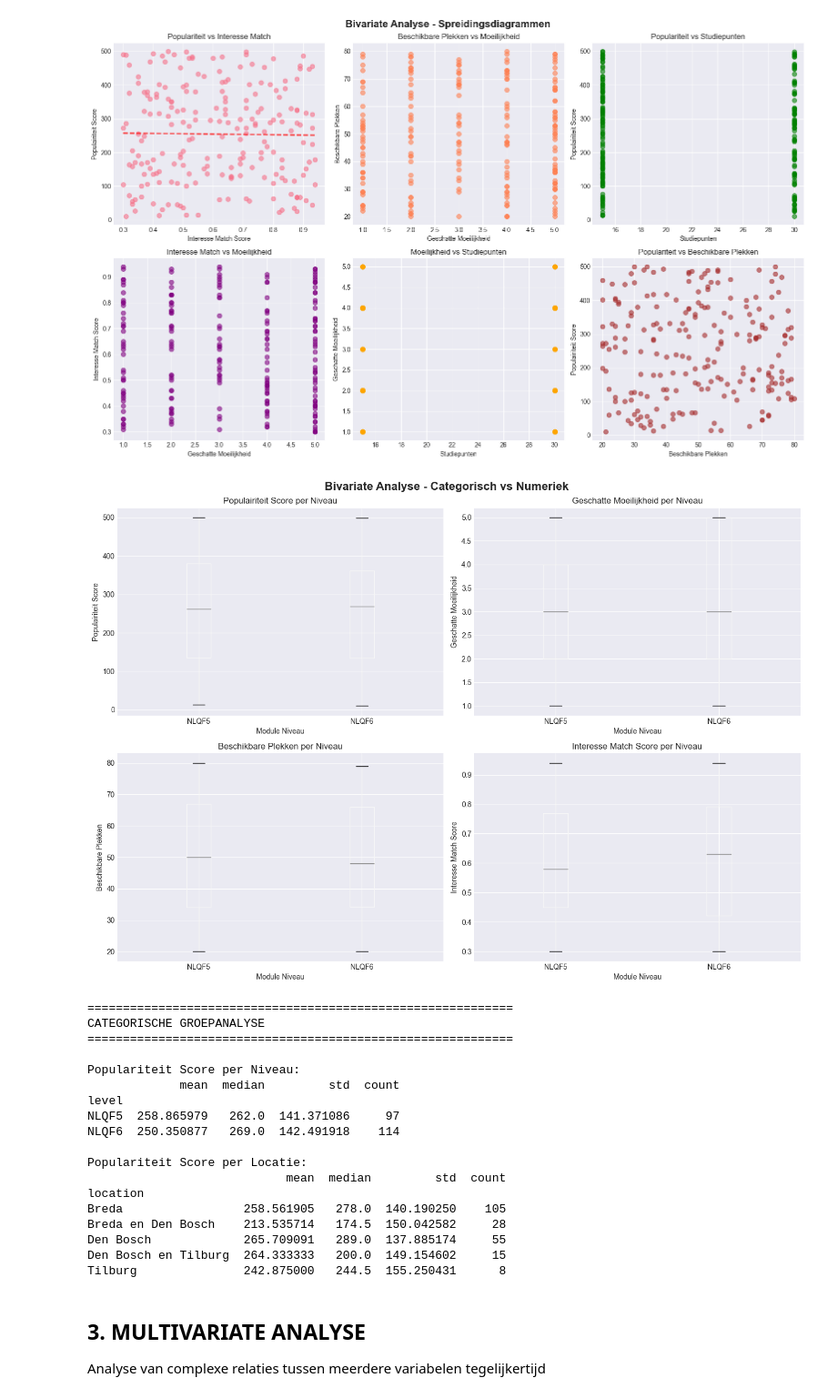
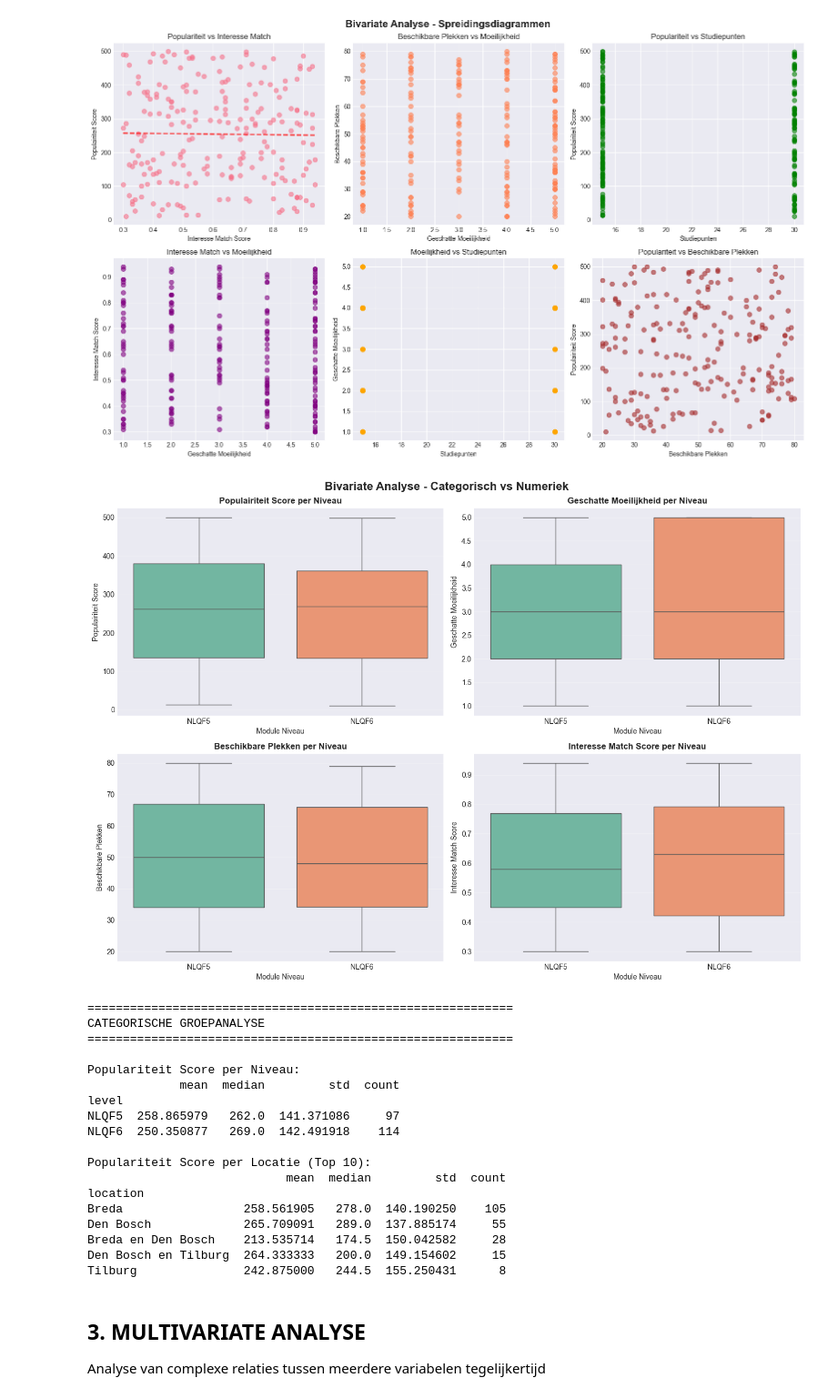
Before and after one commit to BoyanKloosterman/AI-Prototype, a Jupyter notebook: eda_overview.ipynb, the cells around one changed output. Shown at 91% size. Cells and saved outputs as stored; diff of their text form; code cells hidden in the pictures.

Commit message:
Update EDA notebook with executed cell output
Executed a previously unrun code cell and added its output, including a generated plot. This updates the notebook's execution count and output for improved reproducibility and documentation.

```diff
--- a/eda_overview.ipynb
+++ b/eda_overview.ipynb
@@ -276,44 +276,48 @@ plt.show()
 # %%
 # 2.3 BOXPLOTS - Categorische vs Numerieke Relaties
 fig, axes = plt.subplots(2, 2, figsize=(14, 10))
 fig.suptitle('Bivariate Analyse - Categorisch vs Numeriek', fontsize=16, fontweight='bold')
 
 # Populariteit per Niveau
-df.boxplot(column='popularity_score', by='level', ax=axes[0, 0])
-axes[0, 0].set_title('Populairiteit Score per Niveau')
+sns.boxplot(data=df, x='level', y='popularity_score', ax=axes[0, 0], palette='Set2')
+axes[0, 0].set_title('Populairiteit Score per Niveau', fontweight='bold')
 axes[0, 0].set_xlabel('Module Niveau')
 axes[0, 0].set_ylabel('Populairiteit Score')
+axes[0, 0].grid(axis='y', alpha=0.3)
 
 # Moeilijkheid per Niveau
-df.boxplot(column='estimated_difficulty', by='level', ax=axes[0, 1])
-axes[0, 1].set_title('Geschatte Moeilijkheid per Niveau')
+sns.boxplot(data=df, x='level', y='estimated_difficulty', ax=axes[0, 1], palette='Set2')
+axes[0, 1].set_title('Geschatte Moeilijkheid per Niveau', fontweight='bold')
 axes[0, 1].set_xlabel('Module Niveau')
 axes[0, 1].set_ylabel('Geschatte Moeilijkheid')
+axes[0, 1].grid(axis='y', alpha=0.3)
 
 # Beschikbare Plekken per Niveau
-df.boxplot(column='available_spots', by='level', ax=axes[1, 0])
-axes[1, 0].set_title('Beschikbare Plekken per Niveau')
+sns.boxplot(data=df, x='level', y='available_spots', ax=axes[1, 0], palette='Set2')
+axes[1, 0].set_title('Beschikbare Plekken per Niveau', fontweight='bold')
 axes[1, 0].set_xlabel('Module Niveau')
 axes[1, 0].set_ylabel('Beschikbare Plekken')
+axes[1, 0].grid(axis='y', alpha=0.3)
 
 # Interesse Match per Niveau
-df.boxplot(column='interests_match_score', by='level', ax=axes[1, 1])
-axes[1, 1].set_title('Interesse Match Score per Niveau')
+sns.boxplot(data=df, x='level', y='interests_match_score', ax=axes[1, 1], palette='Set2')
+axes[1, 1].set_title('Interesse Match Score per Niveau', fontweight='bold')
 axes[1, 1].set_xlabel('Module Niveau')
 axes[1, 1].set_ylabel('Interesse Match Score')
+axes[1, 1].grid(axis='y', alpha=0.3)
 
 plt.tight_layout()
 plt.show()
 
 print("\n" + "=" * 60)
 print("CATEGORISCHE GROEPANALYSE")
 print("=" * 60)
 print("\nPopulariteit Score per Niveau:")
 print(df.groupby('level')['popularity_score'].agg(['mean', 'median', 'std', 'count']))
-print("\nPopulariteit Score per Locatie:")
-print(df.groupby('location')['popularity_score'].agg(['mean', 'median', 'std', 'count']))
+print("\nPopulariteit Score per Locatie (Top 10):")
+print(df.groupby('location')['popularity_score'].agg(['mean', 'median', 'std', 'count']).sort_values('count', ascending=False).head(10))
 # %% [output]
-[figure, old version]
+[figure, new version]
 ============================================================
 CATEGORISCHE GROEPANALYSE
 ============================================================
@@ -324,12 +328,12 @@ level
 NLQF5  258.865979   262.0  141.371086     97
 NLQF6  250.350877   269.0  142.491918    114
 
-Populariteit Score per Locatie:
+Populariteit Score per Locatie (Top 10):
                             mean  median         std  count
 location
 Breda                 258.561905   278.0  140.190250    105
+Den Bosch             265.709091   289.0  137.885174     55
 Breda en Den Bosch    213.535714   174.5  150.042582     28
-Den Bosch             265.709091   289.0  137.885174     55
 Den Bosch en Tilburg  264.333333   200.0  149.154602     15
 Tilburg               242.875000   244.5  155.250431      8
 # %% [markdown]
```
